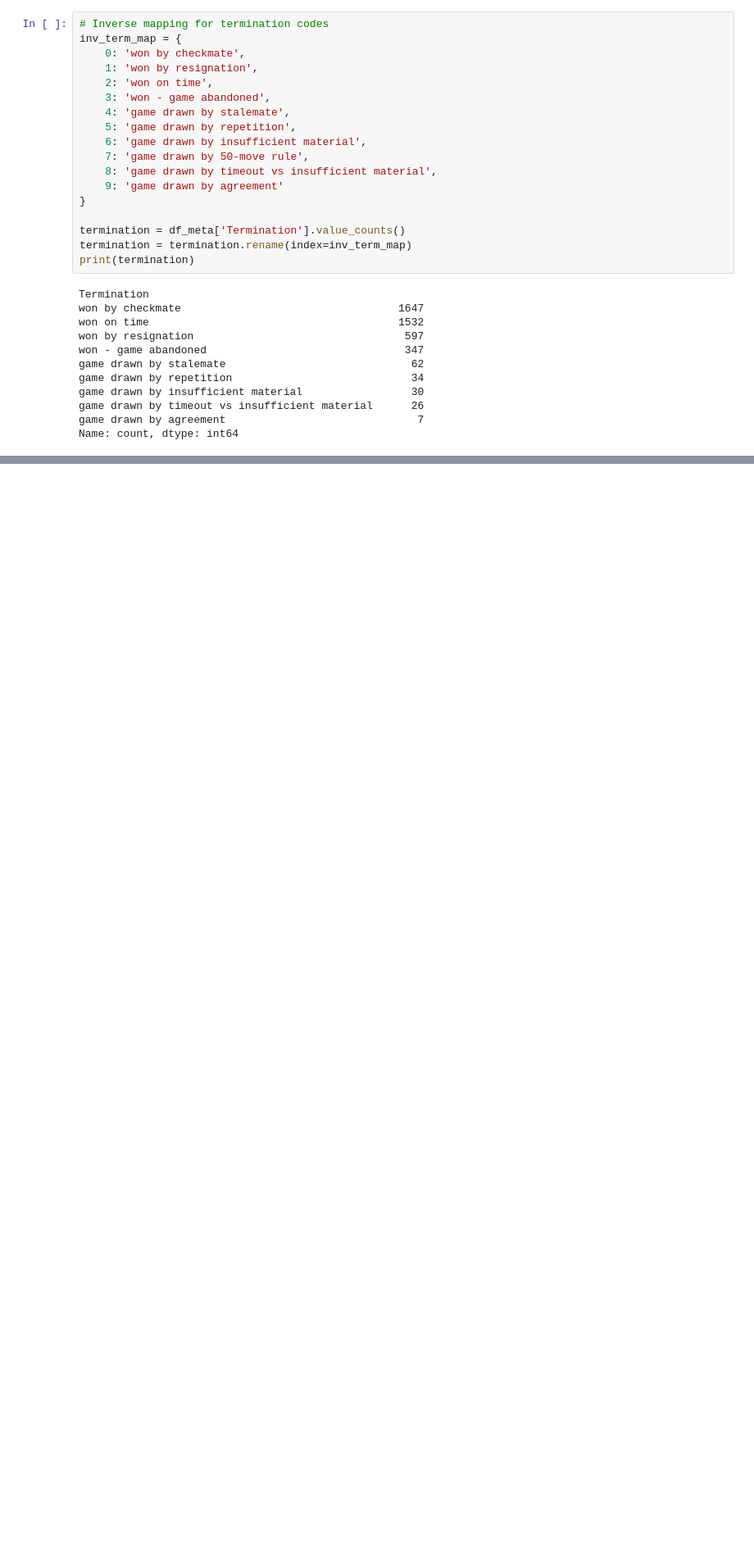
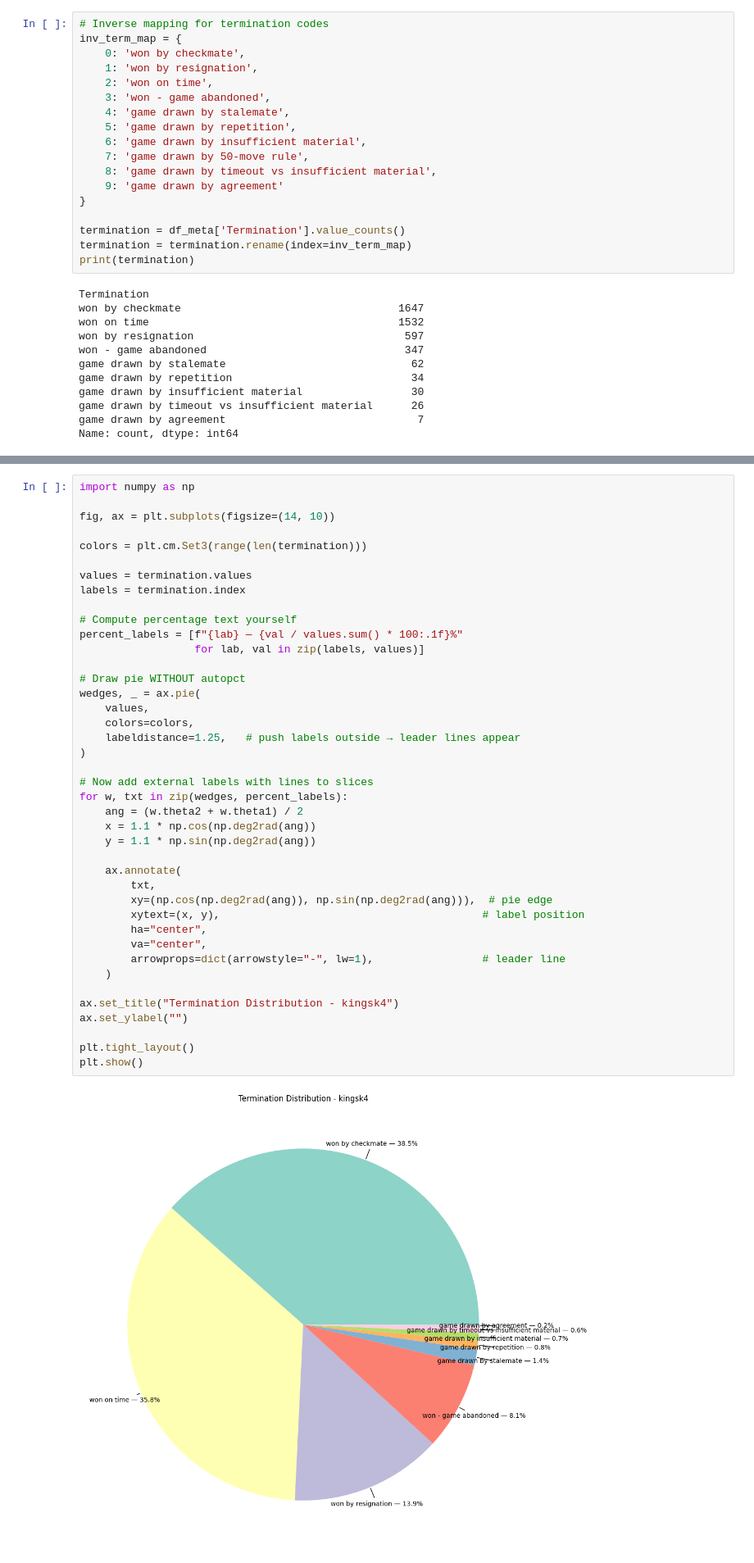
Before and after one commit to bryankeating10/WildHorse-Analytics-Chess-v2, a Jupyter notebook: Development/kingsk_data_preview.ipynb, the cells around one changed output, grey strips where cells are left out. Shown: that part at 82% size. Saved outputs shown, nothing was run; the diff lists cells and outputs as text; blank space fills up the shorter version.

```diff
--- a/Development/kingsk_data_preview.ipynb
+++ b/Development/kingsk_data_preview.ipynb
@@ -62,0 +70,43 @@ plt.show()
+# %%
+import numpy as np
+
+fig, ax = plt.subplots(figsize=(14, 10))
+
+colors = plt.cm.Set3(range(len(termination)))
+
+values = termination.values
+labels = termination.index
+
+# Compute percentage text yourself
+percent_labels = [f"{lab} — {val / values.sum() * 100:.1f}%"
+                  for lab, val in zip(labels, values)]
+
+# Draw pie WITHOUT autopct
+wedges, _ = ax.pie(
+    values,
+    colors=colors,
+    labeldistance=1.25,   # push labels outside → leader lines appear
+)
+
+# Now add external labels with lines to slices
+for w, txt in zip(wedges, percent_labels):
+    ang = (w.theta2 + w.theta1) / 2
+    x = 1.1 * np.cos(np.deg2rad(ang))
+    y = 1.1 * np.sin(np.deg2rad(ang))
+
+    ax.annotate(
+        txt,
+        xy=(np.cos(np.deg2rad(ang)), np.sin(np.deg2rad(ang))),  # pie edge
+        xytext=(x, y),                                         # label position
+        ha="center",
+        va="center",
+        arrowprops=dict(arrowstyle="-", lw=1),                 # leader line
+    )
+
+ax.set_title("Termination Distribution - kingsk4")
+ax.set_ylabel("")
+
+plt.tight_layout()
+plt.show()
+# %% [output]
+[figure, added]
```
Also changed, not shown: parts of 7 cells of this notebook, 1 other file.
